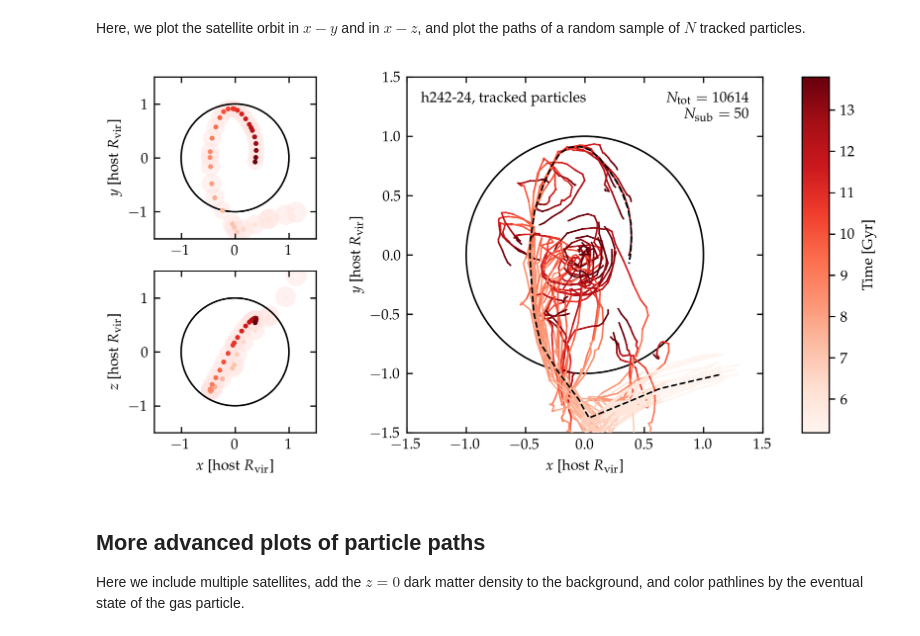
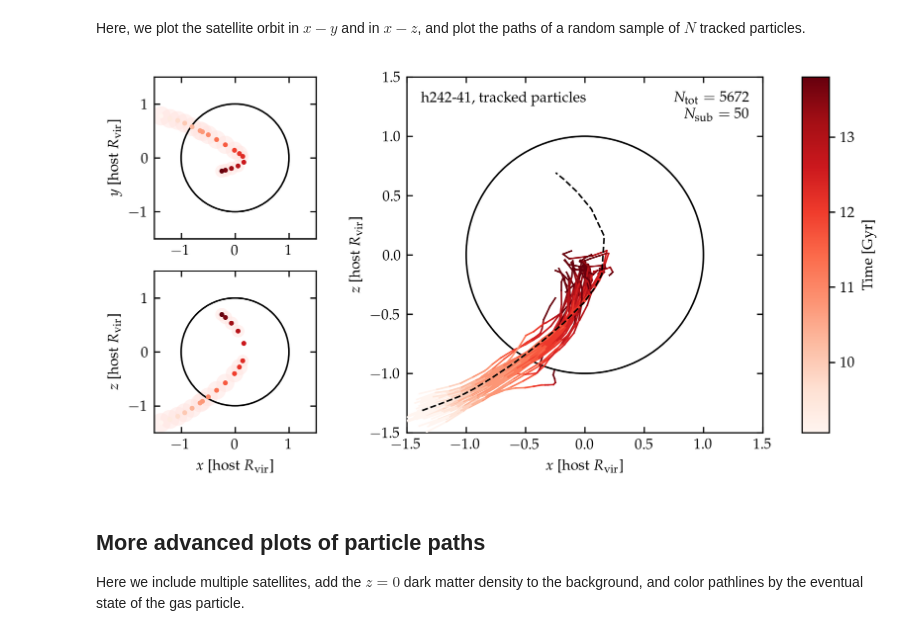
Before and after one commit to hollisakins/Justice_League_Code, a Jupyter notebook: Analysis/RamPressure/ParticleTrackingPlots.ipynb, the cells around one changed output. Drawn from its saved outputs; the diff is of its cells as text; code cells hidden in the pictures.

```diff
--- a/Analysis/RamPressure/ParticleTrackingPlots.ipynb
+++ b/Analysis/RamPressure/ParticleTrackingPlots.ipynb
@@ -91,7 +91,7 @@ with pd.HDFStore(path) as hdf:
 # %% [output]
 Available keys: h148_13 h148_14 h148_278 h148_28 h148_283 h148_3 h148_329 h148_37 h148_45 h148_68 h148_80 h229_20 h229_22 h229_23 h229_27 h229_55 h242_12 h242_24 h242_41 h242_80 h329_11 h329_137 h329_ ...
 # %%
-key = 'h242_24'
+key = 'h242_41'
 data = pd.read_hdf(path, key=key)
 data.head()
 # %% [output]
@@ -169,9 +169,9 @@ for t in np.unique(data.time):
 
 ax0.scatter(x_rel, y_rel, c=ts, cmap='Reds', s=4, zorder=2)
 ax1.scatter(x_rel, z_rel, c=ts, cmap='Reds', s=4, zorder=2)
-ax2.plot(x_rel, y_rel, 'k--', linewidth=1, zorder=1)
-ax2.plot(x_rel, y_rel, 'k--', linewidth=1, zorder=1)
-ax2.plot(x_rel, y_rel, 'k--', linewidth=1, zorder=1000)
+# ax2.plot(x_rel, z_rel, 'k--', linewidth=1, zorder=1)
+# ax2.plot(x_rel, z_rel, 'k--', linewidth=1, zorder=1)
+ax2.plot(x_rel, z_rel, 'k--', linewidth=1, zorder=1000)
 
 pids = np.unique(data.pid)
 np.random.seed(123)
@@ -198,7 +198,7 @@ for j,pid in enumerate(pids_sub):
         t = list(d.time)[i]
 
         c = cmap((t-tmin)/(tmax-tmin))
-        ax2.plot([x1,x2],[y1,y2],color=c, linewidth=1, zorder=j)
+        ax2.plot([x1,x2],[z1,z2],color=c, linewidth=1, zorder=j)
 
         i_prev = i
 
@@ -208,35 +208,35 @@ cb1 = mpl.colorbar.ColorbarBase(cbax, cmap=mpl.cm.Reds, orientation='vertical',
 
 ax1.set_xlabel(r'$x$ [host $R_{\rm vir}$]')
 ax1.set_ylabel(r'$z$ [host $R_{\rm vir}$]')
 ax0.set_ylabel(r'$y$ [host $R_{\rm vir}$]')
 ax2.annotate(f"{key.replace('_','-')}, tracked particles", (0.04, 0.96), xycoords='axes fraction', va='top')
 ax2.annotate(r'$N_{\rm tot} =$' + fr' ${len(pids)}$'+'\n'+r'$N_{\rm sub} =$' + fr' ${N}$',
             (0.96, 0.96), xycoords='axes fraction', va='top', ha='right')
 
 ax0.set_xlim(-R,R)
 ax0.set_ylim(-R,R)
 ax1.set_xlim(-R,R)
 ax1.set_ylim(-R,R)
 ax2.set_xlim(-R,R)
 ax2.set_ylim(-R,R)
 
 ax0.set_aspect('equal')
 ax1.set_aspect('equal')
 ax2.set_aspect('equal')
 
 ax2.set_xlabel(r'$x$ [host $R_{\rm vir}$]')
-ax2.set_ylabel(r'$y$ [host $R_{\rm vir}$]')
+ax2.set_ylabel(r'$z$ [host $R_{\rm vir}$]')
 
 
 ax0.tick_params(top=True,right=True,direction='in', which='both')
 ax1.tick_params(top=True,right=True,direction='in', which='both')
 ax2.tick_params(top=True,right=True,direction='in', which='both')
 
 plt.savefig(f'plots/orbits/{key}_orbit.pdf')
 
 plt.show()
 # %% [output]
-[figure, old version]
+[figure, new version]
 # %% [markdown]
 ## More advanced plots of particle paths <a class="anchor" id="advanced-pathlines"></a>
 
```
Also changed, not shown: parts of 2 cells of this notebook, 16 other files.
